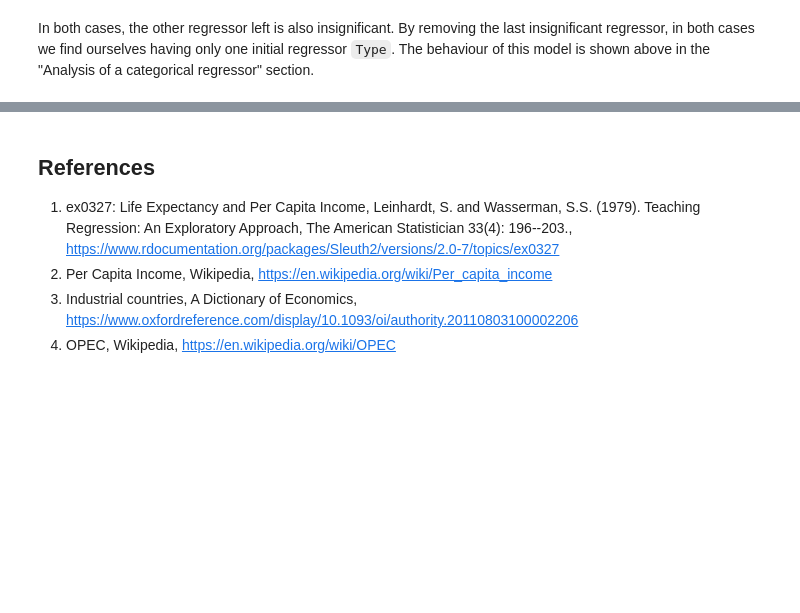
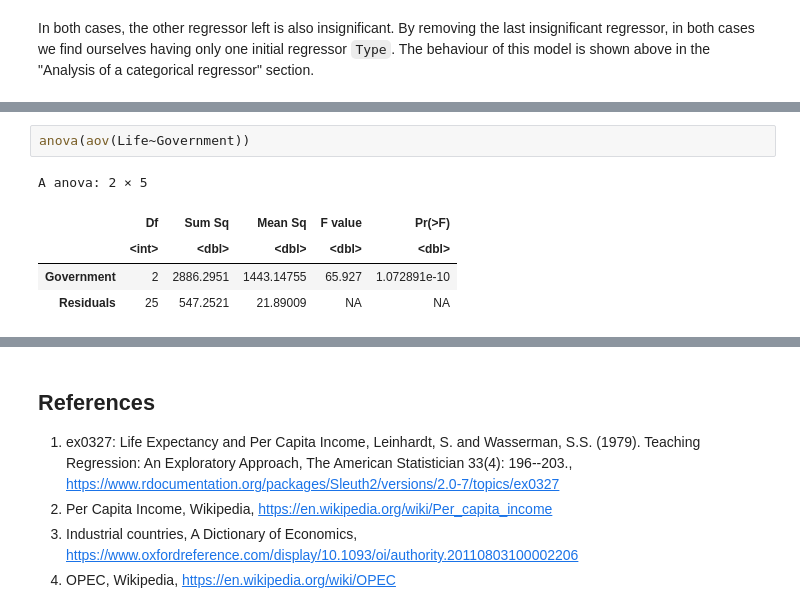
Before and after one commit to nickobard/eurostat-datasets-analysis, a Jupyter notebook: sem-2/semestral-work.ipynb, the cells around one changed output, grey strips where cells are left out. Cells and saved outputs as stored; diff of their text form; blank space fills up the shorter version.

```diff
--- a/sem-2/semestral-work.ipynb
+++ b/sem-2/semestral-work.ipynb
@@ -364,0 +423,8 @@ In both cases, the other regressor left is also insignificant. By removing the l
+# %%
+anova(aov(Life~Government))
+# %% [output]
+A anova: 2 × 5
+|  | Df | Sum Sq | Mean Sq | F value | Pr(>F) |
+|  | <int> | <dbl> | <dbl> | <dbl> | <dbl> |
+| Government | 2 | 2886.2951 | 1443.14755 | 65.927 | 1.072891e-10 |
+| Residuals | 25 | 547.2521 | 21.89009 | NA | NA |
```
Also changed, not shown: parts of 21 cells of this notebook.
